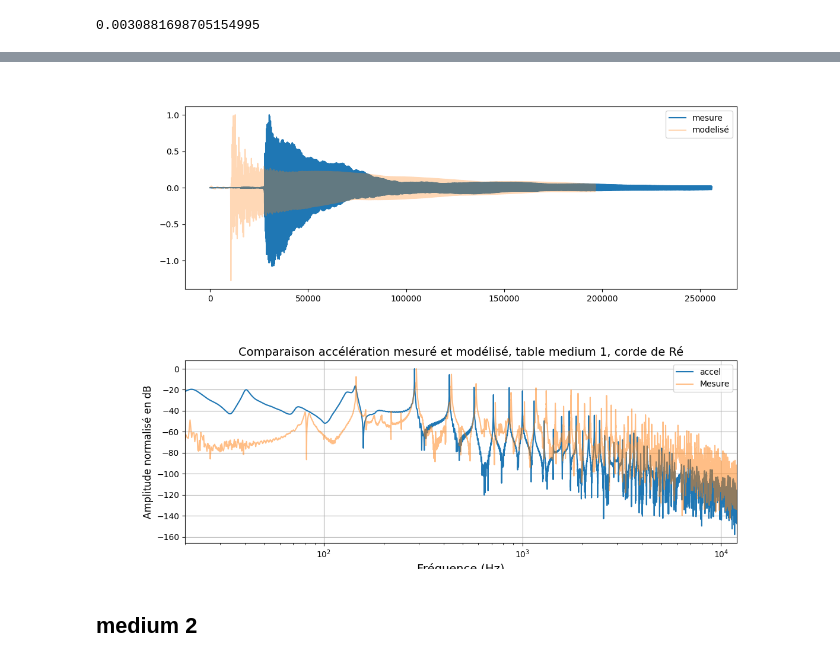
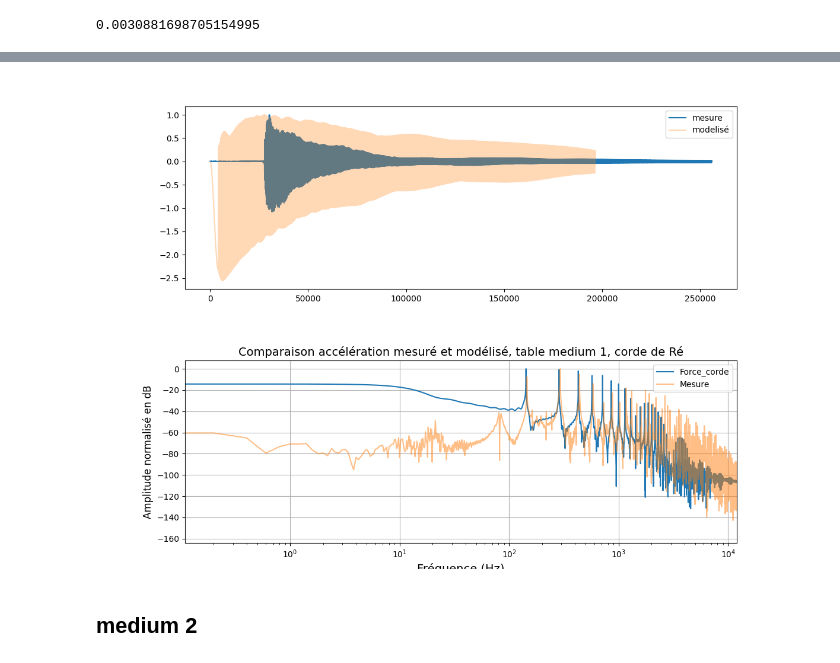
Before and after one commit to peladeaucome/ATIAM-PAM-AnalyseInstruments, a Jupyter notebook: Data/création_Dataset.ipynb, the cells around one changed output, grey strips where cells are left out. Drawn from its saved outputs; the diff is of its cells as text; code cells hidden in the pictures.

```diff
--- a/Data/création_Dataset.ipynb
+++ b/Data/création_Dataset.ipynb
@@ -57,11 +61,11 @@ fy2 = np.fft.rfftfreq(Nfft,1/fs2)
 # %%
 plt.figure(figsize=(12,4))
 plt.plot(acc/max(acc),label='mesure')
-plt.plot(Q/max(Q),label='modelisé',alpha = 0.3)
+plt.plot(F/max(F),label='modelisé',alpha = 0.3)
 plt.legend()
 plt.show()
 # %% [output]
-[figure, old version]
+[figure, new version]
 # %%
 
 Q_f = np.fft.rfft(Q_pos)
@@ -77,15 +81,15 @@ import matplotlib.pyplot as plt
 
 plt.figure(figsize=(12,4))
 #plt.semilogx(freq,20*np.log10(np.abs(Q_f)/np.max(np.abs(Q_f))),label='pos')
-plt.semilogx(freq,20*np.log10(np.abs(Q_f2)/np.max(np.abs(Q_f2))),label='accel')
+#plt.semilogx(freq,20*np.log10(np.abs(Q_f2)/np.max(np.abs(Q_f2))),label='accel')
 
-#plt.semilogx(freq,20*np.log10(np.abs(F_f1)/np.max(np.abs(F_f1))),label='Force_corde')
+plt.semilogx(freq,20*np.log10(np.abs(F_f1)/np.max(np.abs(F_f1))),label='Force_corde')
 #plt.semilogx(freq,20*np.log10(np.abs(F_f2)/np.max(np.abs(F_f2))),label='Force_table')
 #plt.semilogx(freq,20*np.log10(np.abs(F_f2 / F_f)),label='Force dif')
 
 plt.semilogx(fy2, 20*np.log10(np.abs(Y2)/np.max(np.abs(Y2))),label='Mesure',alpha = 0.5)
 
-plt.xlim(20,12000)
+plt.xlim(0,12000)
 plt.legend()
 plt.title("Comparaison accélération mesuré et modélisé, table medium 1, corde de Ré",size=14)
 plt.xlabel("Fréquence (Hz)",size=14)
@@ -93,4 +97,4 @@ plt.ylabel("Amplitude normalisé en dB",size=12)
 plt.grid()
 plt.show()
 # %% [output]
-[figure, old version]
+[figure, new version]
```
Also changed, not shown: parts of 3 cells of this notebook, 4 other files.
